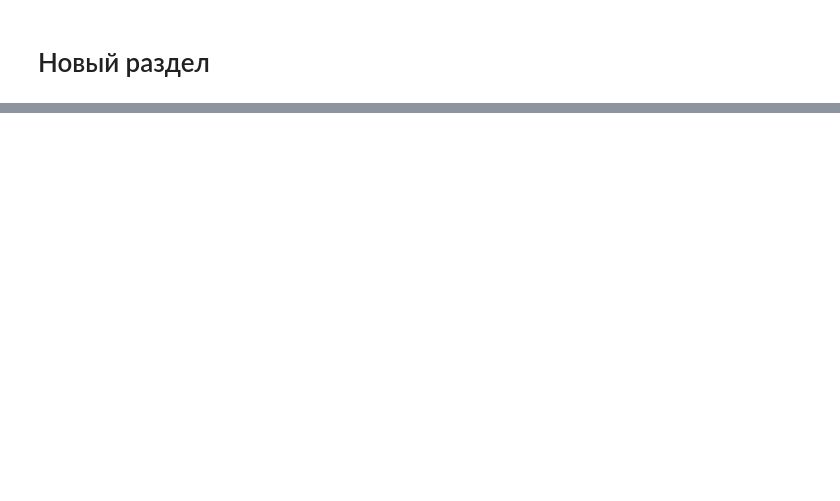
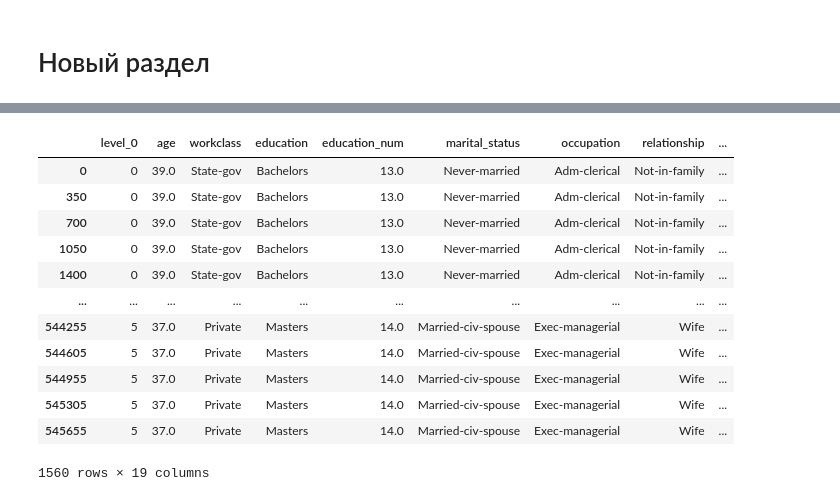
Before and after one commit to gregory-ch/shap_flex_ported, a Jupyter notebook: shap_joint.ipynb, the cells around one changed output, grey strips where cells are left out. Cells and saved outputs as stored; diff of their text form; code cells hidden in the pictures; blank space fills up the shorter version.

```diff
--- a/shap_joint.ipynb
+++ b/shap_joint.ipynb
@@ -350,0 +425,18 @@ result[0][0].dropna(axis=0)
+# %%
+result = result.reset_index()
+# %%
+result.loc[~result.age.isna()]
+# %% [output]
+|  | level_0 | age | workclass | education | education_num | marital_status | occupation | relationship | ... |
+| 0 | 0 | 39.0 | State-gov | Bachelors | 13.0 | Never-married | Adm-clerical | Not-in-family | ... |
+| 350 | 0 | 39.0 | State-gov | Bachelors | 13.0 | Never-married | Adm-clerical | Not-in-family | ... |
+| 700 | 0 | 39.0 | State-gov | Bachelors | 13.0 | Never-married | Adm-clerical | Not-in-family | ... |
+| 1050 | 0 | 39.0 | State-gov | Bachelors | 13.0 | Never-married | Adm-clerical | Not-in-family | ... |
+| 1400 | 0 | 39.0 | State-gov | Bachelors | 13.0 | Never-married | Adm-clerical | Not-in-family | ... |
+| ... | ... | ... | ... | ... | ... | ... | ... | ... | ... |
+| 544255 | 5 | 37.0 | Private | Masters | 14.0 | Married-civ-spouse | Exec-managerial | Wife | ... |
+| 544605 | 5 | 37.0 | Private | Masters | 14.0 | Married-civ-spouse | Exec-managerial | Wife | ... |
+| 544955 | 5 | 37.0 | Private | Masters | 14.0 | Married-civ-spouse | Exec-managerial | Wife | ... |
+| 545305 | 5 | 37.0 | Private | Masters | 14.0 | Married-civ-spouse | Exec-managerial | Wife | ... |
+| 545655 | 5 | 37.0 | Private | Masters | 14.0 | Married-civ-spouse | Exec-managerial | Wife | ... |
+1560 rows × 19 columns
```
Also changed, not shown: parts of 32 cells of this notebook.
